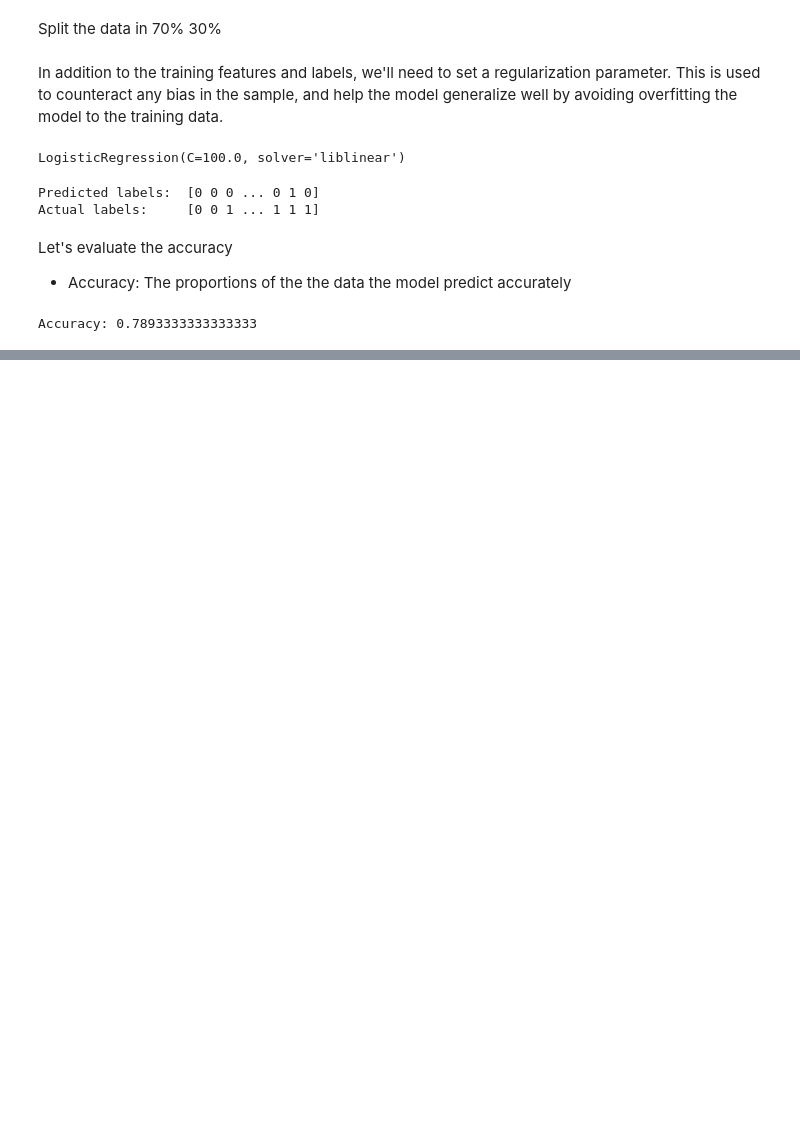
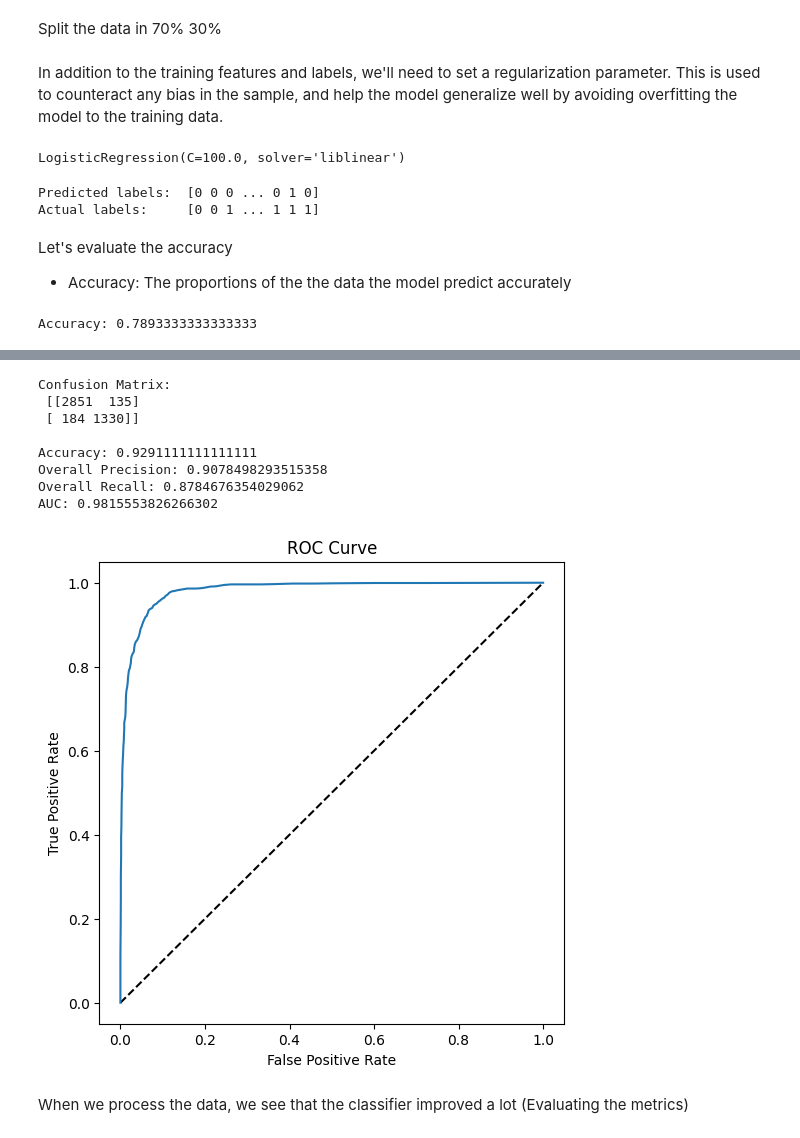
Before and after one commit to Sofusaka/Introduction-to-Data-Science, a Jupyter notebook: Module-02/supervised-classification.ipynb, the cells around one changed output, grey strips where cells are left out. Cells and saved outputs as stored; diff of their text form; code cells hidden in the pictures; blank space fills up the shorter version.

```diff
--- a/Module-02/supervised-classification.ipynb
+++ b/Module-02/supervised-classification.ipynb
@@ -98,0 +310,50 @@ Accuracy: 0.7893333333333333
+# %%
+#Pre-processing with random forest
+
+from sklearn.ensemble import RandomForestClassifier
+
+
+pipeline2 = Pipeline(steps=[('preprocessor', preprocessor),
+                           ('logregressor', RandomForestClassifier(n_estimators=100))])
+
+model_2 = pipeline2.fit(X_train, (y_train))
+# %%
+from sklearn.metrics import precision_score, recall_score
+
+
+predictions = model_2.predict(X_test)
+y_scores = model_2.predict_proba(X_test)
+
+cm = confusion_matrix(y_test, predictions)
+print ('Confusion Matrix:\n',cm, '\n')
+print('Accuracy:', accuracy_score(y_test, predictions))
+print("Overall Precision:", precision_score(y_test, predictions))
+print("Overall Recall:", recall_score(y_test, predictions))
+auc = roc_auc_score(y_test,y_scores[:,1])
+print('AUC: ' + str(auc))
+
+# calculate ROC curve
+fpr, tpr, thresholds = roc_curve(y_test, y_scores[:,1])
+
+# plot ROC curve
+fig = plt.figure(figsize=(6, 6))
+# Plot the diagonal 50% line
+plt.plot([0, 1], [0, 1], 'k--')
+# Plot the FPR and TPR achieved by our model
+plt.plot(fpr, tpr)
+plt.xlabel('False Positive Rate')
+plt.ylabel('True Positive Rate')
+plt.title('ROC Curve')
+plt.show()
+# %% [output]
+Confusion Matrix:
+ [[2851  135]
+ [ 184 1330]]
+
+Accuracy: 0.9291111111111111
+Overall Precision: 0.9078498293515358
+Overall Recall: 0.8784676354029062
+AUC: 0.9815553826266302
+[figure, added]
+# %% [markdown]
+When we process the data, we see that the classifier improved a lot (Evaluating the metrics)
```
Also changed, not shown: parts of 21 cells of this notebook, 3 other files.
